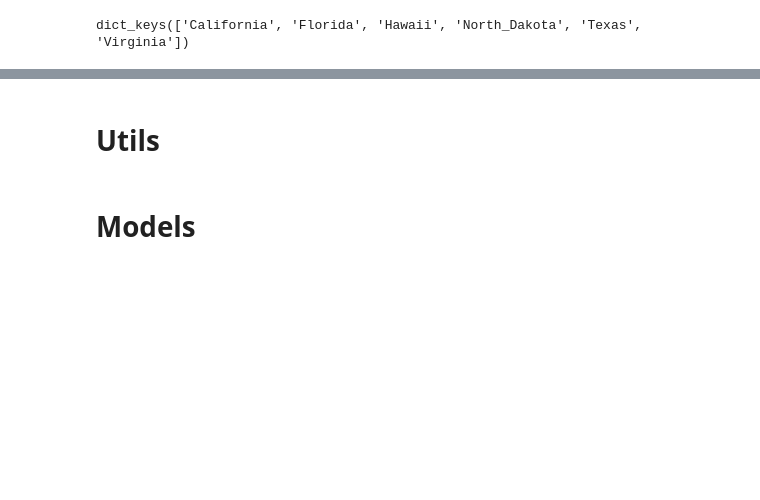
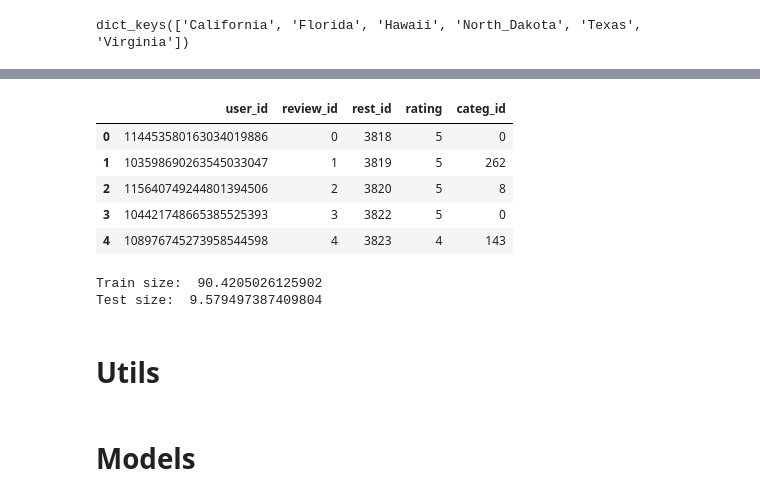
Before and after one commit to pedrozavalat/iic3633-proyecto, a Jupyter notebook: iic3633_v1_models_baselines.ipynb, the cells around one changed output, grey strips where cells are left out. Cells and saved outputs as stored; diff of their text form; code cells hidden in the pictures; blank space fills up the shorter version.

Commit message:
Change the size for training and testing datasets

```diff
--- a/iic3633_v1_models_baselines.ipynb
+++ b/iic3633_v1_models_baselines.ipynb
@@ -218,0 +219,10 @@ rest_popularity = rest_popularity.to_dict()
+# %%
+user_reviews = {}
+for r in X.itertuples():
+    if not user_reviews.get(r.user_id):
+        user_reviews[r.user_id] = []
+    # (review ID, restaurant ID, review's rating, restaurant categories ID)
+    user_reviews[r.user_id].append((r.Index, r.rest_id, r.rating, r.categ_id))
+
+allreviews = np.array(list({ u : len(r) for u, r in user_reviews.items()}.values()))
+print(len(user_reviews.keys()))
@@ -218,0 +231,19 @@ rest_popularity = rest_popularity.to_dict()
+# %%
+x_train, x_test = [], []
+
+for user, reviews in user_reviews.items():
+    if len(reviews) <= 1:
+        x_train.extend([(user, review) for review in reviews])  # Agregar user a cada review en train_set
+    else:
+        if 1 < len(reviews) <= 3:
+            train_data, test_data = train_test_split(reviews, test_size=0.5, random_state=42)
+        elif 3 < len(reviews) <= 5:
+            train_data, test_data = train_test_split(reviews, test_size=0.6, random_state=42)
+        else:
+            train_data, test_data = train_test_split(reviews, test_size=0.8, random_state=42)
+
+        x_train.extend([(user, review) for review in train_data])  # Agregar user a cada review en train_set
+        x_test.extend([(user, review) for review in test_data])  # Agregar user a cada review en test_set
+# %%
+x_train = list(map(lambda x: (x[0], *x[1]), x_train))
+x_test = list(map(lambda x: (x[0], *x[1]), x_test))
@@ -218,0 +269,13 @@ rest_popularity = rest_popularity.to_dict()
+# %%
+# (review ID, restaurant ID, review's rating, restaurant categories ID)
+X_train = pd.DataFrame(x_train, columns=['user_id', 'review_id', 'rest_id', 'rating', 'categ_id'])
+X_test = pd.DataFrame(x_test, columns=['user_id', 'review_id', 'rest_id', 'rating', 'categ_id'])
+# %%
+X_train.head()
+# %% [output]
+|  | user_id | review_id | rest_id | rating | categ_id |
+| 0 | 114453580163034019886 | 0 | 3818 | 5 | 0 |
+| 1 | 103598690263545033047 | 1 | 3819 | 5 | 262 |
+| 2 | 115640749244801394506 | 2 | 3820 | 5 | 8 |
+| 3 | 104421748665385525393 | 3 | 3822 | 5 | 0 |
+| 4 | 108976745273958544598 | 4 | 3823 | 4 | 143 |
@@ -219,3 +285,9 @@ rest_popularity = rest_popularity.to_dict()
+# %%
+print('Train size: ', X_train.shape[0] * 100 / (X.shape[0]))
+print('Test size: ', X_test.shape[0] * 100 / (X.shape[0]))
+# %% [output]
+Train size:  90.4205026125902
+Test size:  9.579497387409804
 # %% [markdown]
 # Utils
 # %%
```
Also changed, not shown: parts of 45 cells of this notebook.
